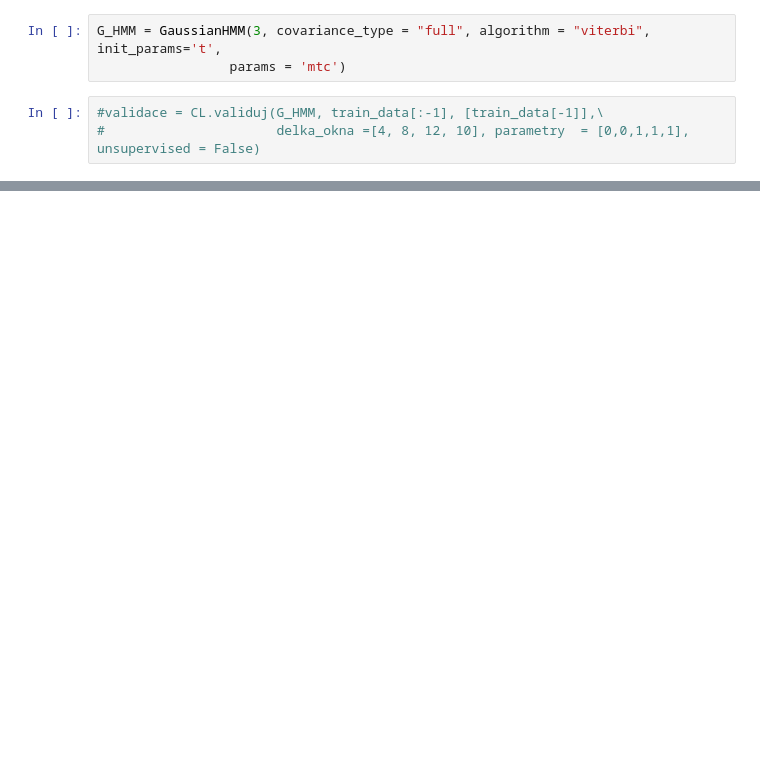
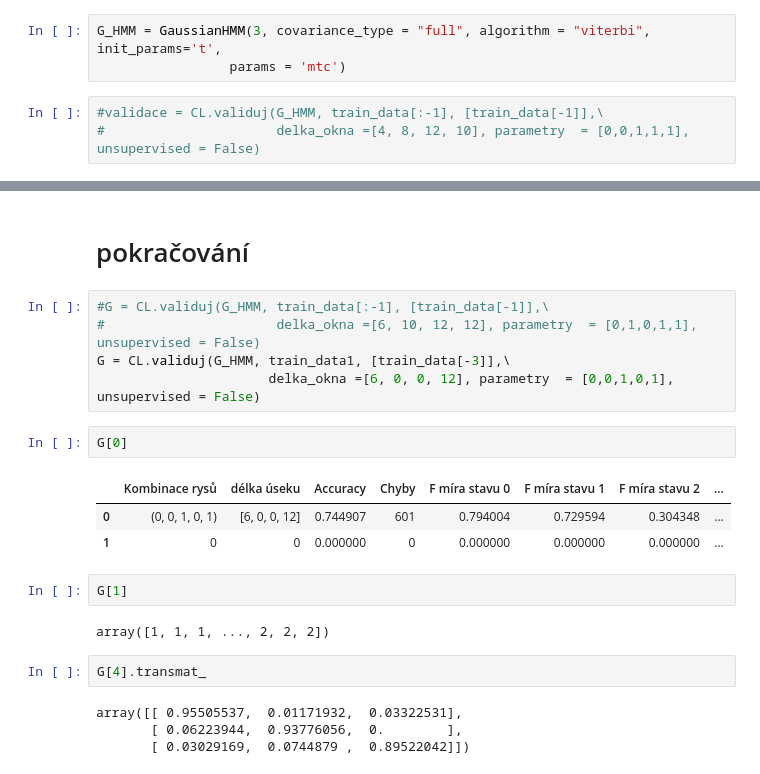
Before and after one commit to TheMrGhostman/Bak_projekt, a Jupyter notebook: Modifikovaný HMM pro Reálná data.ipynb, the cells around one changed output, grey strips where cells are left out. Cells and saved outputs as stored; diff of their text form; blank space fills up the shorter version.

```diff
--- a/Modifikovaný HMM pro Reálná data.ipynb
+++ b/Modifikovaný HMM pro Reálná data.ipynb
@@ -164,0 +122,23 @@ valid_path
+# %% [markdown]
+# pokračování
+# %%
+#G = CL.validuj(G_HMM, train_data[:-1], [train_data[-1]],\
+#                      delka_okna =[6, 10, 12, 12], parametry  = [0,1,0,1,1], unsupervised = False)
+G = CL.validuj(G_HMM, train_data1, [train_data[-3]],\
+                      delka_okna =[6, 0, 0, 12], parametry  = [0,0,1,0,1], unsupervised = False)
+# %%
+G[0]
+# %% [output]
+|  | Kombinace rysů | délka úseku | Accuracy | Chyby | F míra stavu 0 | F míra stavu 1 | F míra stavu 2 | ... |
+| 0 | (0, 0, 1, 0, 1) | [6, 0, 0, 12] | 0.744907 | 601 | 0.794004 | 0.729594 | 0.304348 | ... |
+| 1 | 0 | 0 | 0.000000 | 0 | 0.000000 | 0.000000 | 0.000000 | ... |
+# %%
+G[1]
+# %% [output]
+array([1, 1, 1, ..., 2, 2, 2])
+# %%
+G[4].transmat_
+# %% [output]
+array([[ 0.95505537,  0.01171932,  0.03322531],
+       [ 0.06223944,  0.93776056,  0.        ],
+       [ 0.03029169,  0.0744879 ,  0.89522042]])
```
Also changed, not shown: parts of 33 cells of this notebook, 15 other files.
